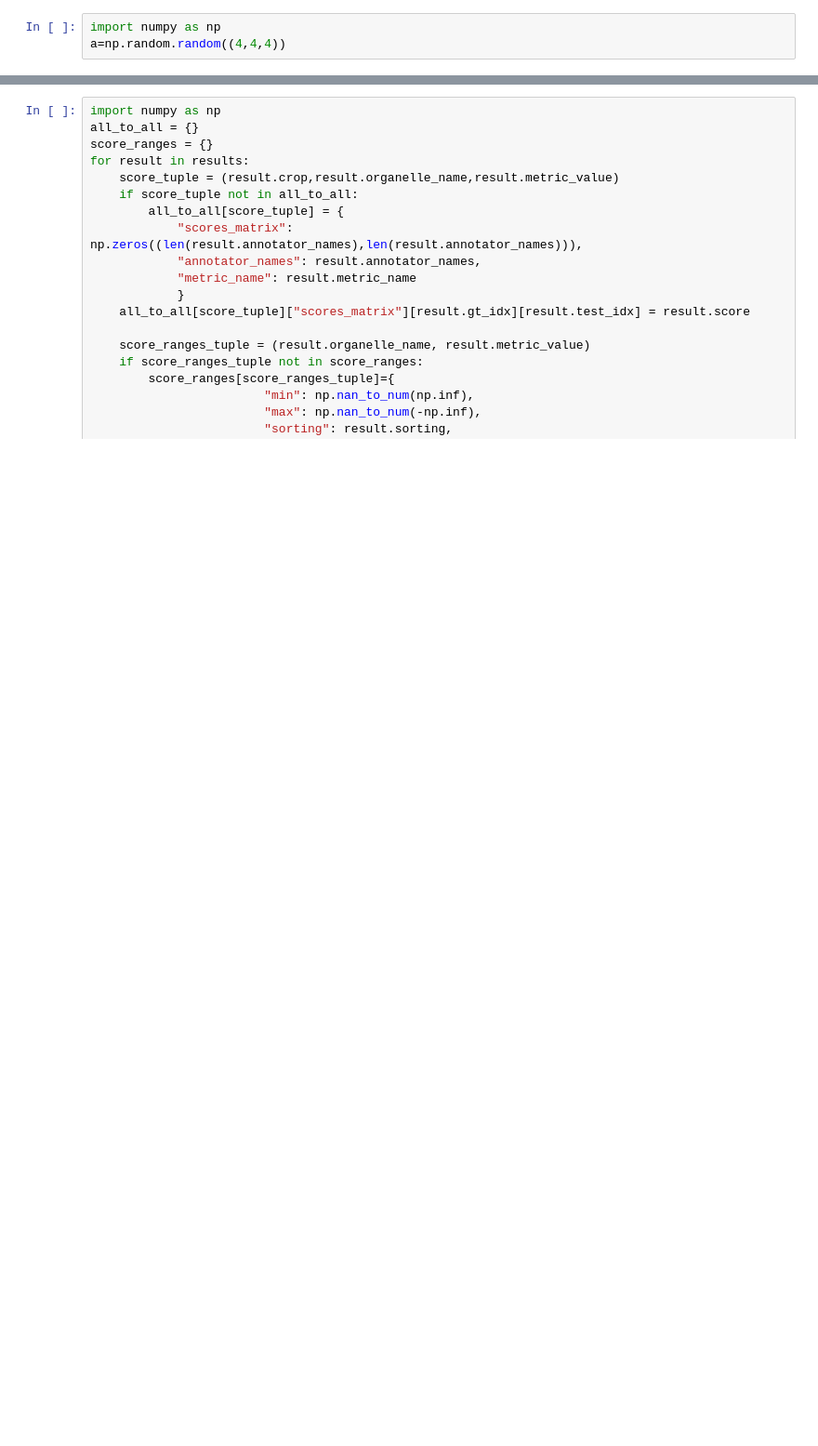
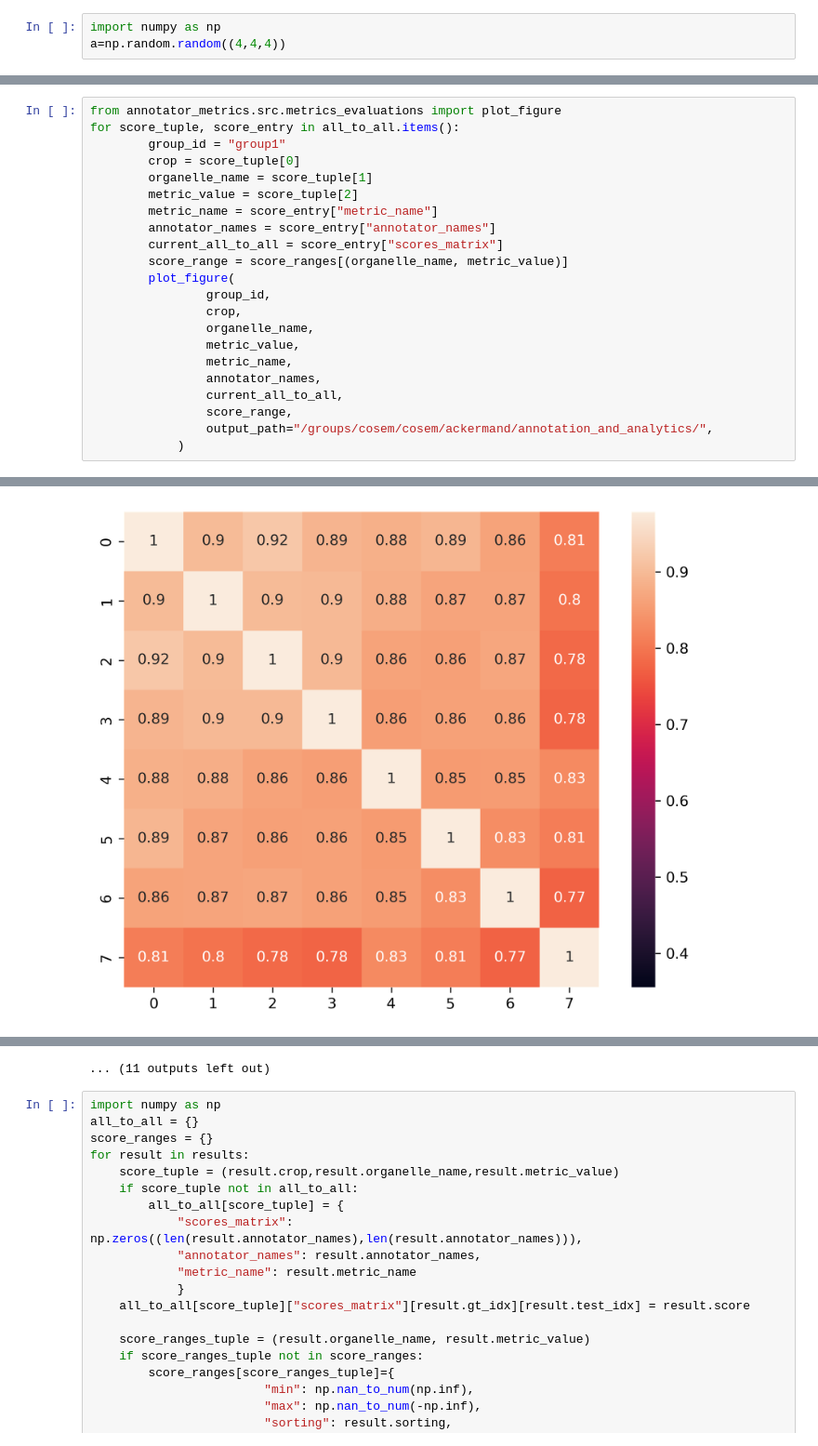
Before and after one commit to janelia-cellmap/annotator-metrics, a Jupyter notebook: metric-evaluations.ipynb, the cells around one changed output, grey strips where cells are left out. Shown at 93% size. Drawn from its saved outputs; the diff is of its cells as text; blank space fills up the shorter version.

```diff
--- a/metric-evaluations.ipynb
+++ b/metric-evaluations.ipynb
@@ -69,0 +52,23 @@ http://127.0.0.1:8787/status
+# %%
+from annotator_metrics.src.metrics_evaluations import plot_figure
+for score_tuple, score_entry in all_to_all.items():
+        group_id = "group1"
+        crop = score_tuple[0]
+        organelle_name = score_tuple[1]
+        metric_value = score_tuple[2]
+        metric_name = score_entry["metric_name"]
+        annotator_names = score_entry["annotator_names"]
+        current_all_to_all = score_entry["scores_matrix"]
+        score_range = score_ranges[(organelle_name, metric_value)]
+        plot_figure(
+                group_id,
+                crop,
+                organelle_name,
+                metric_value,
+                metric_name,
+                annotator_names,
+                current_all_to_all,
+                score_range,
+                output_path="/groups/cosem/cosem/ackermand/annotation_and_analytics/",
+            )
+# %% [output]
@@ -69,0 +129 @@ http://127.0.0.1:8787/status
+[figure, added]
@@ -70,3 +138,4 @@ http://127.0.0.1:8787/status
+... (11 outputs left out)
 # %%
 import numpy as np
 all_to_all = {}
```
Also changed, not shown: parts of 8 cells of this notebook.
